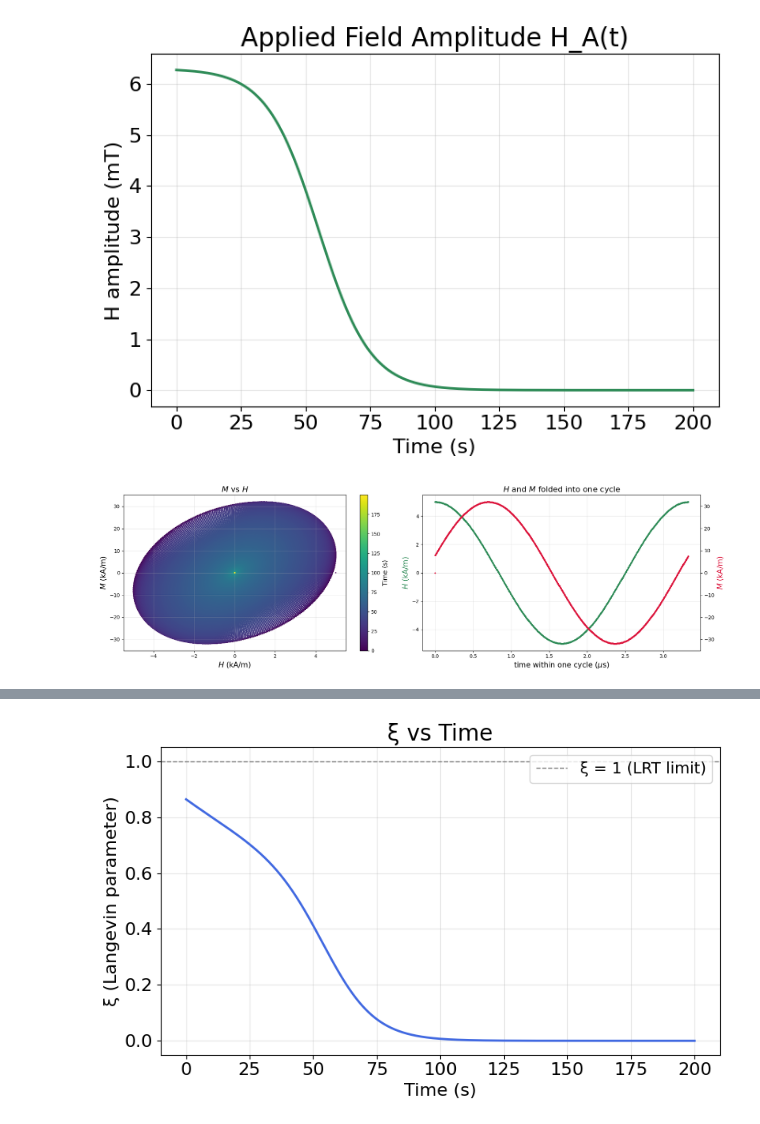
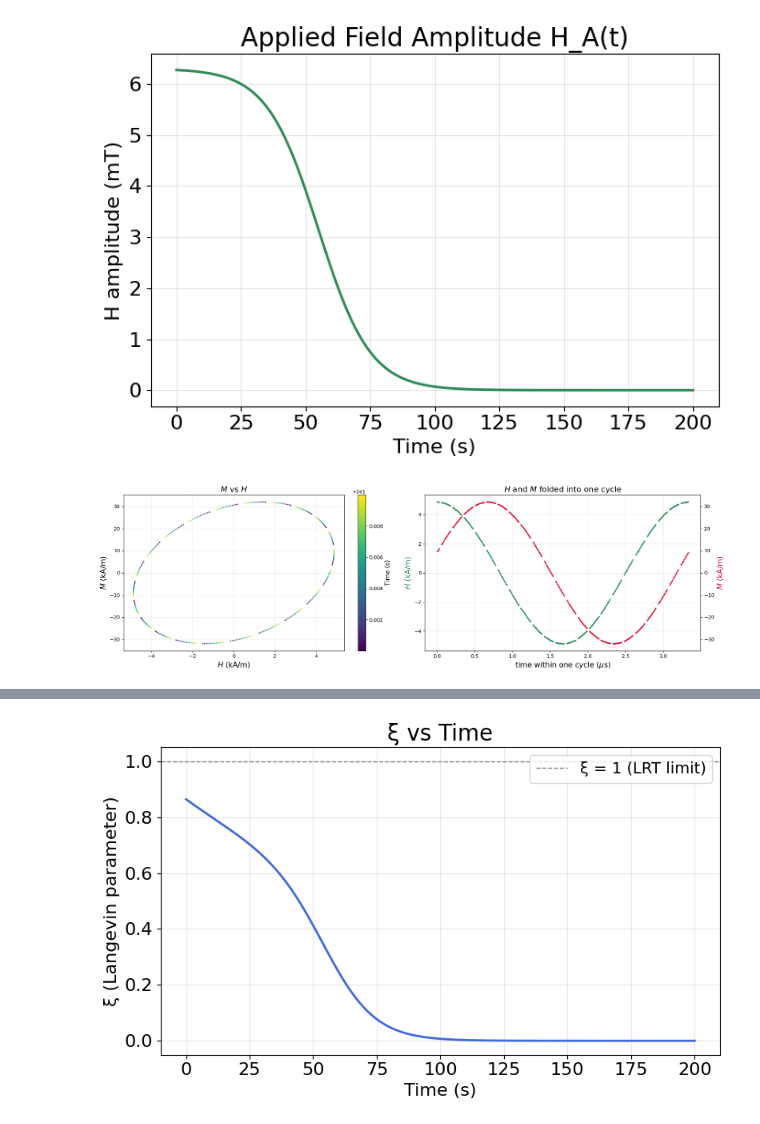
Before and after one commit to b00001/sciusproject-hyperthermia, a Jupyter notebook: hysteresis_Nanoparticle_Temperature_vs_Time_LRT.ipynb, the cells around one changed output, grey strips where cells are left out. Saved outputs shown, nothing was run; the diff lists cells and outputs as text; code cells hidden in the pictures.

```diff
--- a/hysteresis_Nanoparticle_Temperature_vs_Time_LRT.ipynb
+++ b/hysteresis_Nanoparticle_Temperature_vs_Time_LRT.ipynb
@@ -77,7 +77,7 @@ H_of_t = lambda t: H_min + (H_max - H_min) / (1 + np.exp((t - t0) / w))
 T_initial = 309.0     # [K]
 t_total   = 200       # [s]  เวลารวม
 
-cyc_per_step = 100 + 1 / np.pi     # จำนวนรอบสนามต่อ 1 สเต็ป (ห้ามเป็นจำนวนเต็ม)
+cyc_per_step = 10 + 1 / np.pi     # จำนวนรอบสนามต่อ 1 สเต็ป (ห้ามเป็นจำนวนเต็ม)
 dt           = cyc_per_step / f    # [s]
 n_steps      = int(t_total / dt)
 
@@ -181,37 +181,37 @@ plt.show()
 # ================================================================
 #  PLOT hysteresis H / M
 # ================================================================
 sl  = slice(0, last_i + 1)
 t_p = time_array[sl]
 H_p = Hinst_array[sl] / 1e3      # kA/m
 M_p = Minst_array[sl] / 1e3      # kA/m
 
-t_center, half = 0.0, 1.0                  #WINDOW HERE
-mk = np.abs(t_p - t_center) <= half
+t_start, t_end = 20.0, 20 + 0.01        # WINDOW HERE
+mk = (t_p >= t_start) & (t_p <= t_end)
 
 fig, ax = plt.subplots(1, 2, figsize=(18, 5.5))
 
-sc = ax[0].scatter(H_p, M_p, c=t_p, cmap='viridis', s=2)
+sc = ax[0].scatter(H_p[mk], M_p[mk], c=t_p[mk], cmap='viridis', s=2)
 cb = fig.colorbar(sc, ax=ax[0]); cb.set_label('Time (s)', fontsize=13)
 ax[0].set_xlabel('$H$ (kA/m)', fontsize=15)
 ax[0].set_ylabel('$M$ (kA/m)', fontsize=15)
 ax[0].set_title('$M$ vs $H$', fontsize=16)
 ax[0].grid(True, alpha=0.3)
 
 tph = np.mod(omega * t_p[mk], 2 * np.pi) / omega * 1e6
 ax[1].plot(tph, H_p[mk], '.', ms=4, color='seagreen')
 a1 = ax[1].twinx()
 a1.plot(tph, M_p[mk], '.', ms=4, color='crimson')
 ax[1].set_xlabel('time within one cycle ($\\mu$s)', fontsize=15)
 ax[1].set_ylabel('$H$ (kA/m)', fontsize=15, color='seagreen')
 a1.set_ylabel('$M$ (kA/m)', fontsize=15, color='crimson')
 ax[1].set_title('$H$ and $M$ folded into one cycle', fontsize=16)
 ax[1].grid(True, alpha=0.3)
 
 plt.tight_layout()
 plt.show()
 # %% [output]
-[figure, old version]
+[figure, new version]
 # %%
 # ---- Temperature vs Time ----
 plt.figure(figsize=(7, 5))
```
Also changed, not shown: parts of 2 cells of this notebook.
